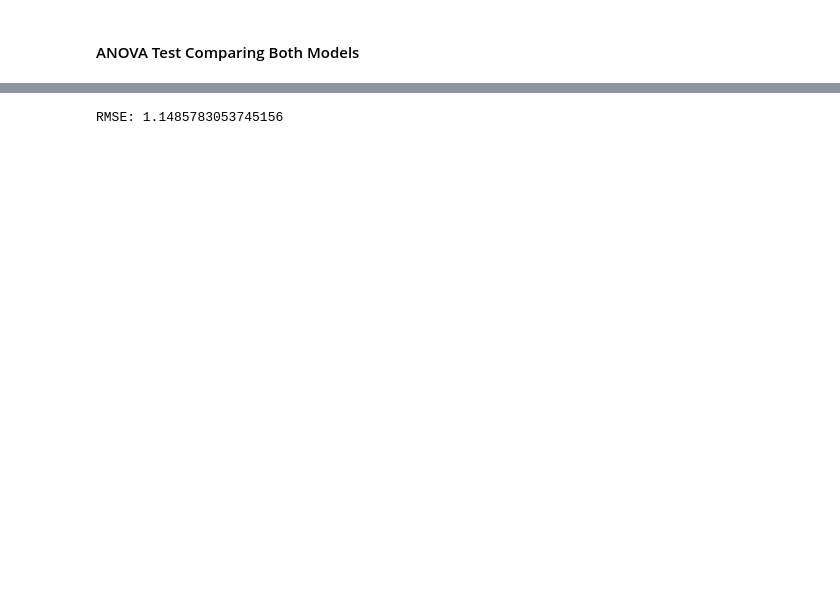
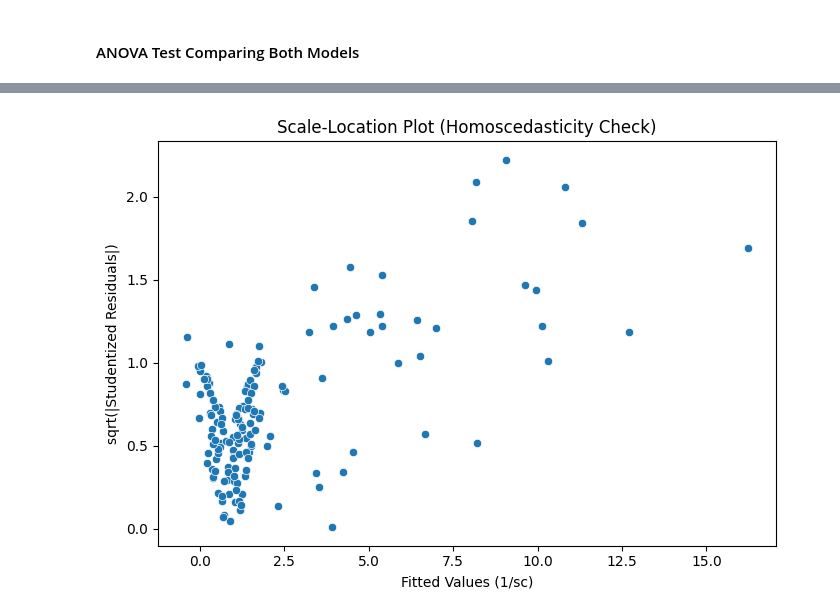
Before and after one commit to namrata0516/kidney_failure_analysis, a Jupyter notebook: model.ipynb, the cells around one changed output, grey strips where cells are left out. Saved outputs shown, nothing was run; the diff lists cells and outputs as text; code cells hidden in the pictures; blank space fills up the shorter version.

```diff
--- a/model.ipynb
+++ b/model.ipynb
@@ -348,7 +510,18 @@ plt.show()
+# %%
+#Influencial Analysis values
+influence = reduced_model.get_influence()
+studentized_resid = influence.resid_studentized_external
+hat_values = influence.hat_matrix_diag
+cooks_d, _ = influence.cooks_distance
 # %%
-import numpy as np
-
-rmse = np.sqrt(np.mean(resid**2))
-print("RMSE:", rmse)
+# Scale location plot
+plt.figure(figsize=(7,5))
+sqrt_abs_sr = np.sqrt(np.abs(studentized_resid))
+sns.scatterplot(x=fitted, y=sqrt_abs_sr)
+plt.xlabel("Fitted Values (1/sc)")
+plt.ylabel("sqrt(|Studentized Residuals|)")
+plt.title("Scale-Location Plot (Homoscedasticity Check)")
+plt.tight_layout()
+plt.show()
 # %% [output]
-RMSE: 1.1485783053745156
+[figure, added]
```
Also changed, not shown: parts of 12 cells of this notebook, 1 other file.
